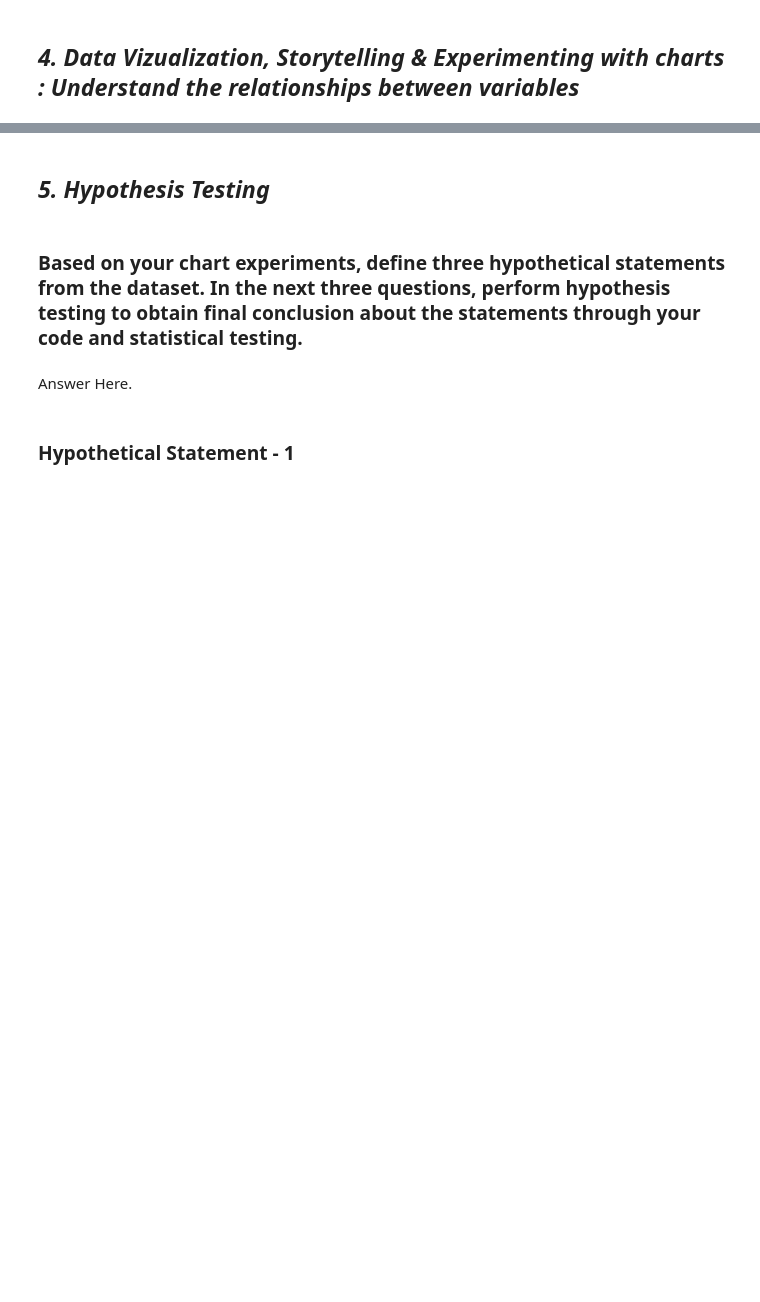
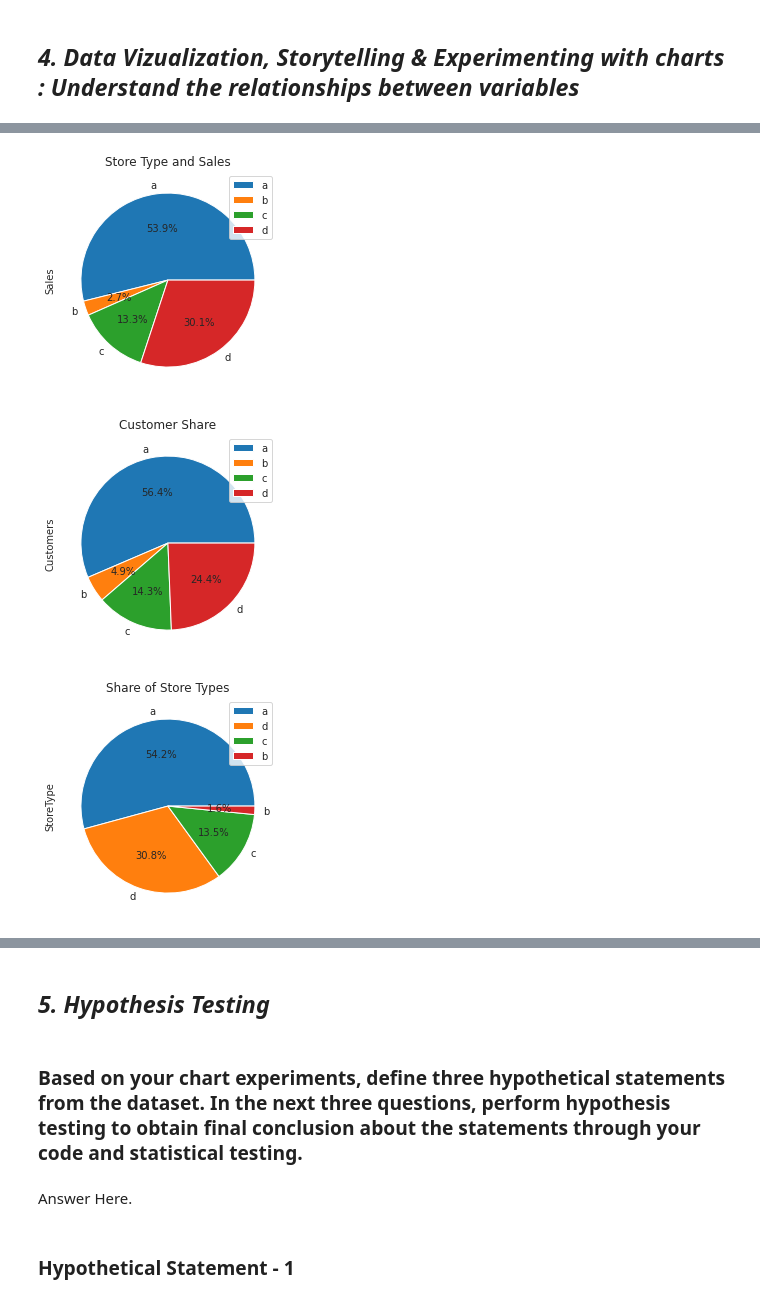
Before and after one commit to Gyanendra079/Capstone-project-2, a Jupyter notebook: Retail_Sales_Prediction.ipynb, the cells around one changed output, grey strips where cells are left out. Saved outputs shown, nothing was run; the diff lists cells and outputs as text; code cells hidden in the pictures; blank space fills up the shorter version.

```diff
--- a/Retail_Sales_Prediction.ipynb
+++ b/Retail_Sales_Prediction.ipynb
@@ -515,0 +476,14 @@ Answer Here
+# %%
+#let's explore store type a bit and it's influence on sales
+df.groupby("StoreType")["Sales"].sum().plot.pie(title='Store Type and Sales', legend=True, autopct='%1.1f%%')
+plt.show()
+#customers and store type
+df.groupby("StoreType")["Customers"].sum().plot.pie(title='Customer Share', legend=True, autopct='%1.1f%%')
+plt.show()
+#store types in all of the dataset
+df["StoreType"].value_counts().plot.pie(title='Share of Store Types', legend=True, autopct='%1.1f%%')
+plt.show()
+# %% [output]
+[figure, added]
+[figure, added]
+[figure, added]
```
Also changed, not shown: parts of 175 cells of this notebook.
